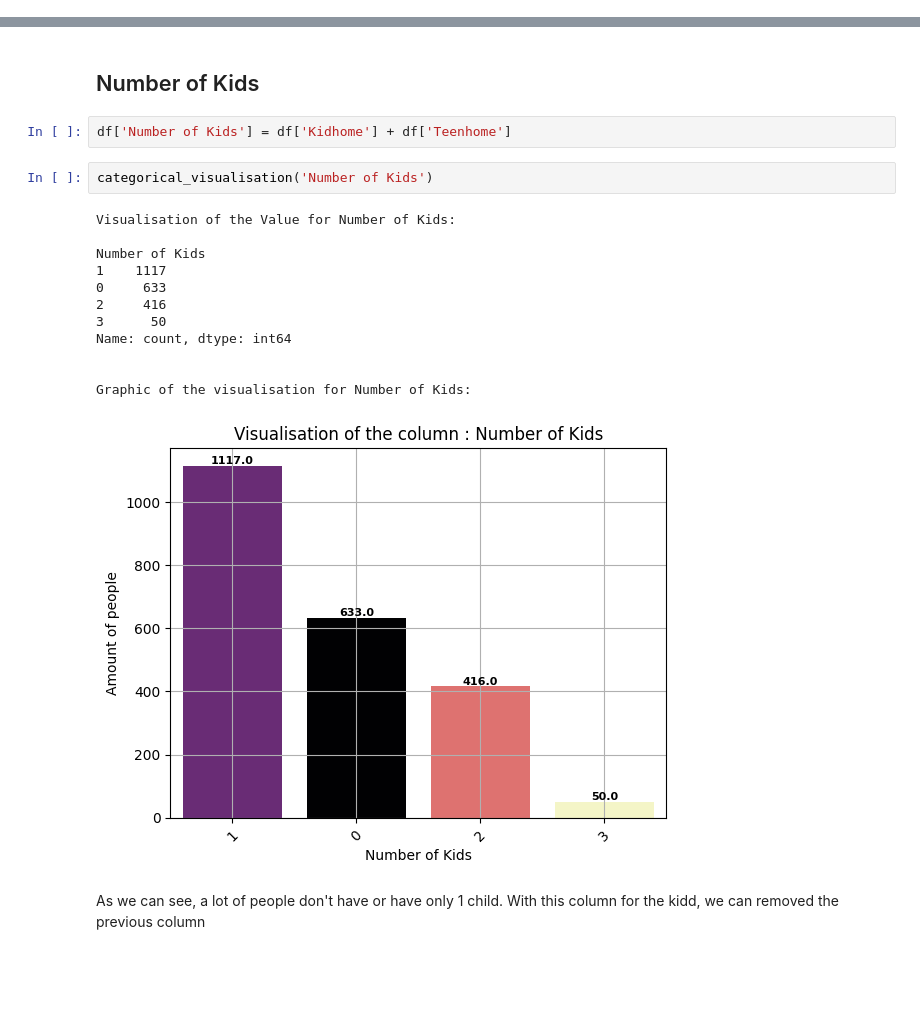
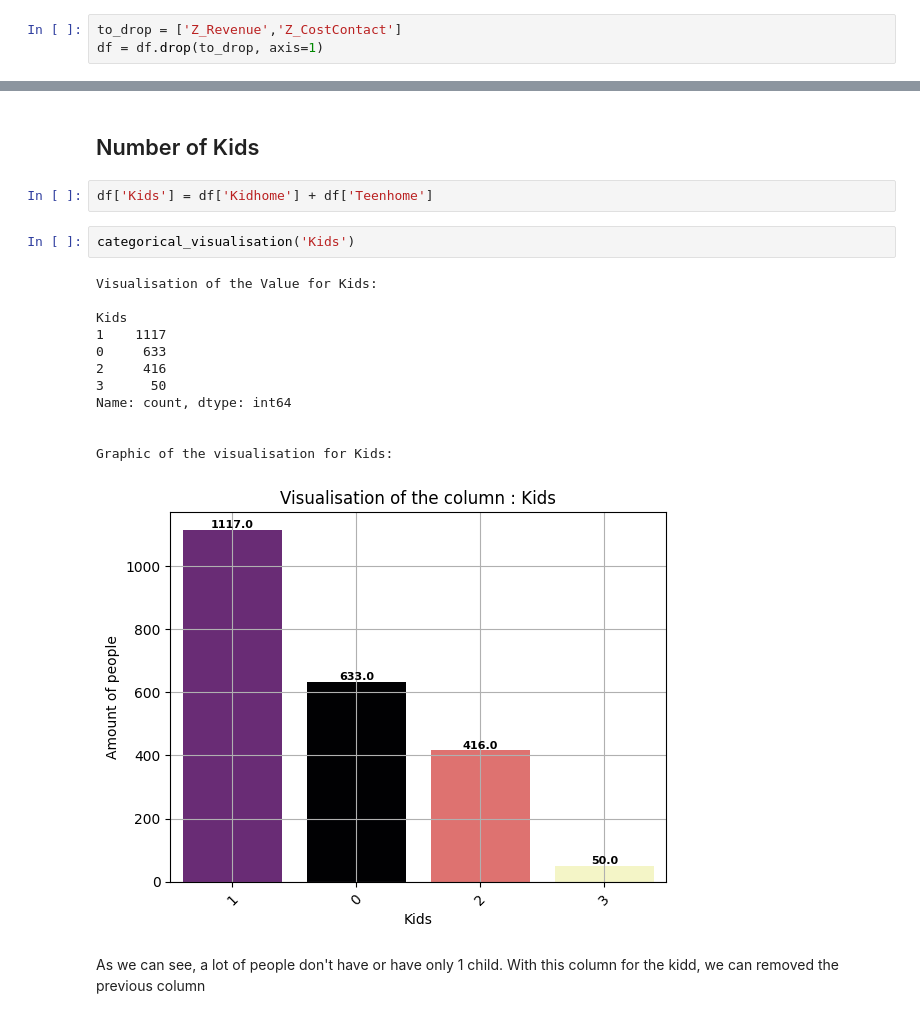
Before and after one commit to AurelienGgt/Customer-Personality-Analysis, a Jupyter notebook: Analyse.ipynb, the cells around one changed output, grey strips where cells are left out. Saved outputs shown, nothing was run; the diff lists cells and outputs as text; blank space fills up the shorter version.

```diff
--- a/Analyse.ipynb
+++ b/Analyse.ipynb
@@ -247,3 +290,6 @@ df = df.dropna() # removed the missing value here
+# %%
+to_drop = ['Z_Revenue','Z_CostContact']
+df = df.drop(to_drop, axis=1)
 # %% [markdown]
 ### Modify the date
 # %%
@@ -653,22 +693,22 @@ Something is off here, The older one is 128 years, which is impossible..
 # %% [markdown]
 ## Number of Kids
 # %%
-df['Number of Kids'] = df['Kidhome'] + df['Teenhome']
+df['Kids'] = df['Kidhome'] + df['Teenhome']
 # %%
-categorical_visualisation('Number of Kids')
+categorical_visualisation('Kids')
 # %% [output]
-Visualisation of the Value for Number of Kids:
+Visualisation of the Value for Kids:
 
-Number of Kids
+Kids
 1    1117
 0     633
 2     416
 3      50
 Name: count, dtype: int64
 
 
-Graphic of the visualisation for Number of Kids:
+Graphic of the visualisation for Kids:
-[figure, old version]
+[figure, new version]
 # %% [markdown]
 As we can see, a lot of people don't have or have only 1 child. With this column for the kidd, we can removed the previous column
 # %%
```
Also changed, not shown: parts of 27 cells of this notebook.
